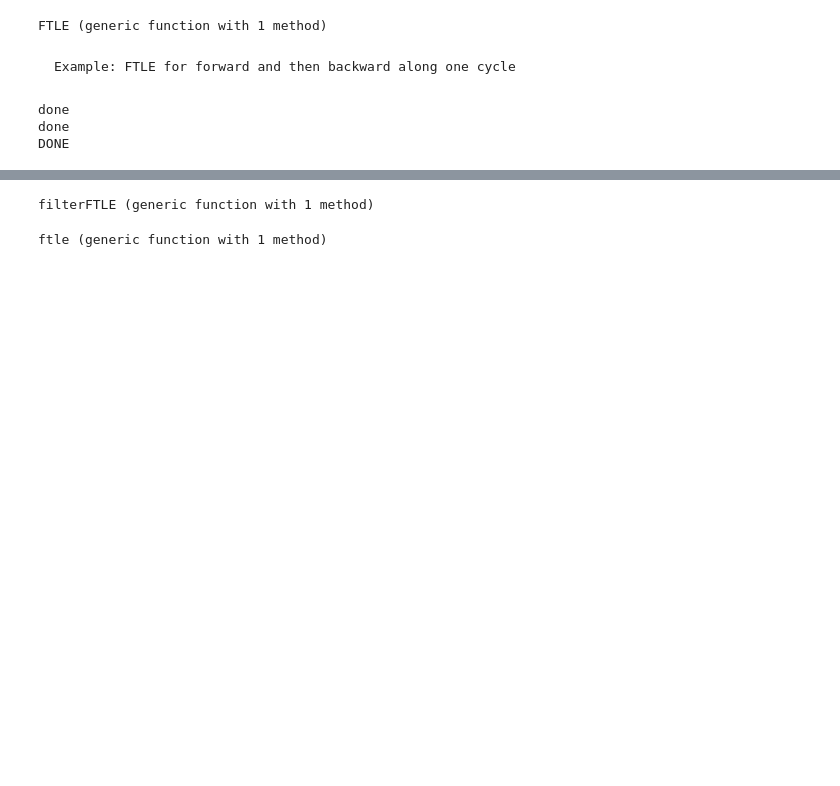
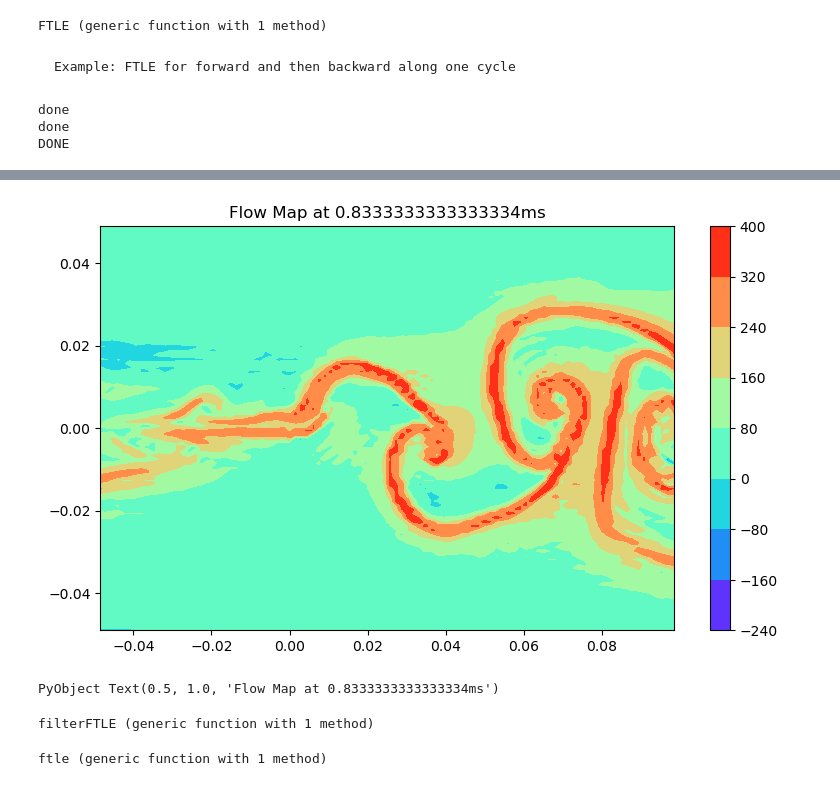
Before and after one commit to jjserdo/FTLE_JJ, a Jupyter notebook: Yuanhang-FTLE_JJ.ipynb, the cells around one changed output, grey strips where cells are left out. Saved outputs shown, nothing was run; the diff lists cells and outputs as text; code cells hidden in the pictures; blank space fills up the shorter version.

```diff
--- a/Yuanhang-FTLE_JJ.ipynb
+++ b/Yuanhang-FTLE_JJ.ipynb
@@ -362,3 +368,8 @@ end
+# %%
+ff(n, 101)
+# %% [output]
+[figure, added]
+PyObject Text(0.5, 1.0, 'Flow Map at 0.8333333333333334ms')
 # %%
 function filterFTLE(field, limFTLE)
     manifolds = (field[3,:,:,:] .> limFTLE * maximum(field[3,:,:,:])) .|> Int
```
Also changed, not shown: parts of 13 cells of this notebook.
